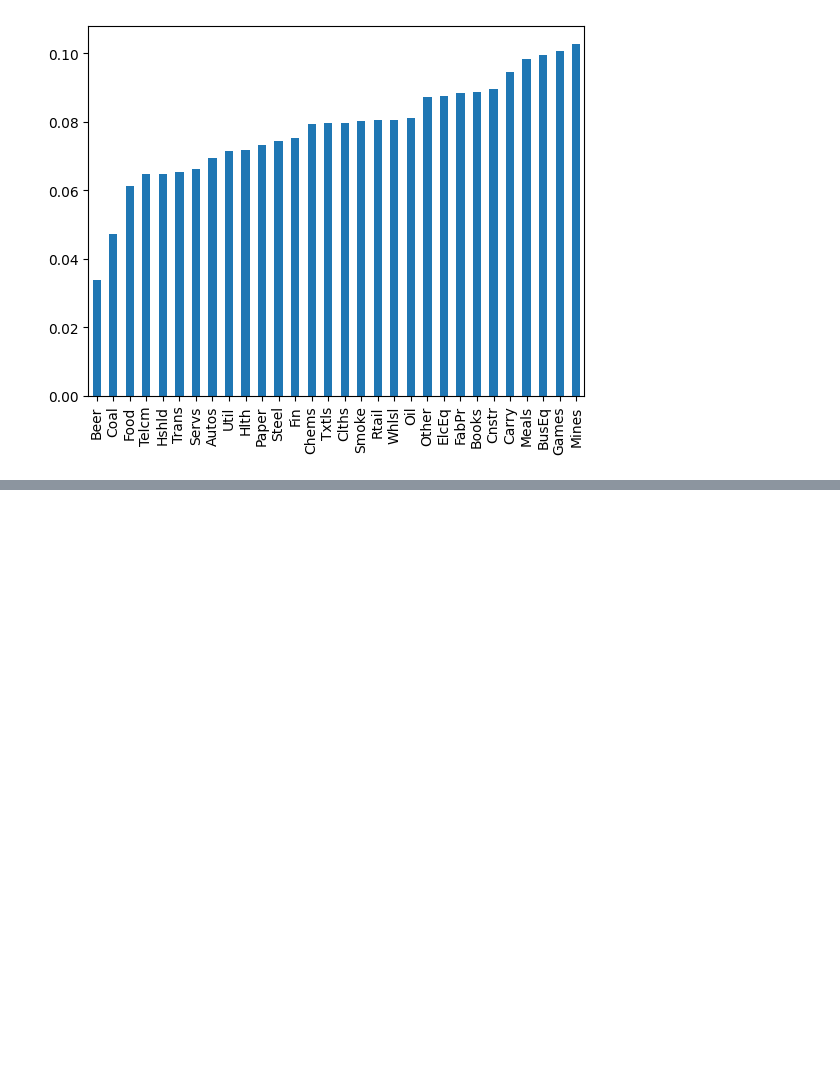
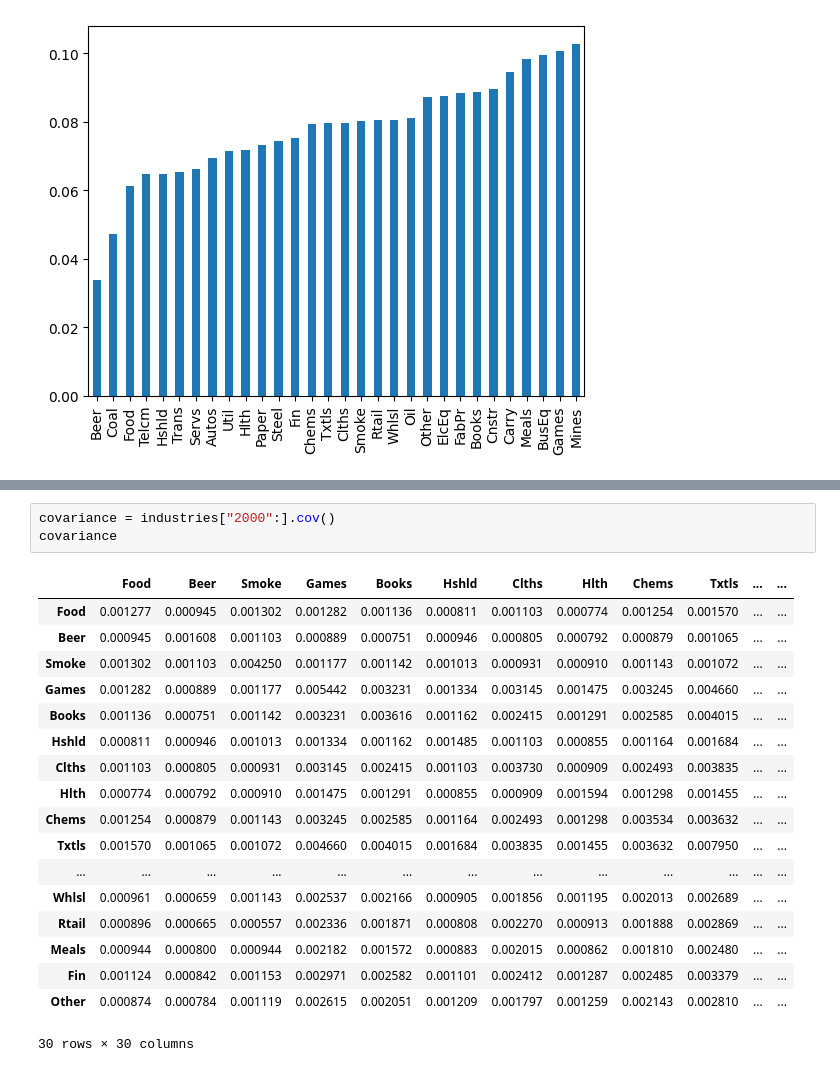
Before and after one commit to tho-hk/edhec-portfolio-construction, a Jupyter notebook: nb/eff_frontier.ipynb, the cells around one changed output, grey strips where cells are left out. Saved outputs shown, nothing was run; the diff lists cells and outputs as text; blank space fills up the shorter version.

```diff
--- a/nb/eff_frontier.ipynb
+++ b/nb/eff_frontier.ipynb
@@ -162,0 +174,22 @@ erk.var_gaussian(industries, modified=True).sort_values().plot.bar()
+# %%
+covariance = industries["2000":].cov()
+covariance
+# %% [output]
+|  | Food | Beer | Smoke | Games | Books | Hshld | Clths | Hlth | Chems | Txtls | ... | ... |
+| Food | 0.001277 | 0.000945 | 0.001302 | 0.001282 | 0.001136 | 0.000811 | 0.001103 | 0.000774 | 0.001254 | 0.001570 | ... | ... |
+| Beer | 0.000945 | 0.001608 | 0.001103 | 0.000889 | 0.000751 | 0.000946 | 0.000805 | 0.000792 | 0.000879 | 0.001065 | ... | ... |
+| Smoke | 0.001302 | 0.001103 | 0.004250 | 0.001177 | 0.001142 | 0.001013 | 0.000931 | 0.000910 | 0.001143 | 0.001072 | ... | ... |
+| Games | 0.001282 | 0.000889 | 0.001177 | 0.005442 | 0.003231 | 0.001334 | 0.003145 | 0.001475 | 0.003245 | 0.004660 | ... | ... |
+| Books | 0.001136 | 0.000751 | 0.001142 | 0.003231 | 0.003616 | 0.001162 | 0.002415 | 0.001291 | 0.002585 | 0.004015 | ... | ... |
+| Hshld | 0.000811 | 0.000946 | 0.001013 | 0.001334 | 0.001162 | 0.001485 | 0.001103 | 0.000855 | 0.001164 | 0.001684 | ... | ... |
+| Clths | 0.001103 | 0.000805 | 0.000931 | 0.003145 | 0.002415 | 0.001103 | 0.003730 | 0.000909 | 0.002493 | 0.003835 | ... | ... |
+| Hlth | 0.000774 | 0.000792 | 0.000910 | 0.001475 | 0.001291 | 0.000855 | 0.000909 | 0.001594 | 0.001298 | 0.001455 | ... | ... |
+| Chems | 0.001254 | 0.000879 | 0.001143 | 0.003245 | 0.002585 | 0.001164 | 0.002493 | 0.001298 | 0.003534 | 0.003632 | ... | ... |
+| Txtls | 0.001570 | 0.001065 | 0.001072 | 0.004660 | 0.004015 | 0.001684 | 0.003835 | 0.001455 | 0.003632 | 0.007950 | ... | ... |
+| ... | ... | ... | ... | ... | ... | ... | ... | ... | ... | ... | ... | ... |
+| Whlsl | 0.000961 | 0.000659 | 0.001143 | 0.002537 | 0.002166 | 0.000905 | 0.001856 | 0.001195 | 0.002013 | 0.002689 | ... | ... |
+| Rtail | 0.000896 | 0.000665 | 0.000557 | 0.002336 | 0.001871 | 0.000808 | 0.002270 | 0.000913 | 0.001888 | 0.002869 | ... | ... |
+| Meals | 0.000944 | 0.000800 | 0.000944 | 0.002182 | 0.001572 | 0.000883 | 0.002015 | 0.000862 | 0.001810 | 0.002480 | ... | ... |
+| Fin | 0.001124 | 0.000842 | 0.001153 | 0.002971 | 0.002582 | 0.001101 | 0.002412 | 0.001287 | 0.002485 | 0.003379 | ... | ... |
+| Other | 0.000874 | 0.000784 | 0.001119 | 0.002615 | 0.002051 | 0.001209 | 0.001797 | 0.001259 | 0.002143 | 0.002810 | ... | ... |
+30 rows × 30 columns
```
Also changed, not shown: parts of 2 cells of this notebook.
